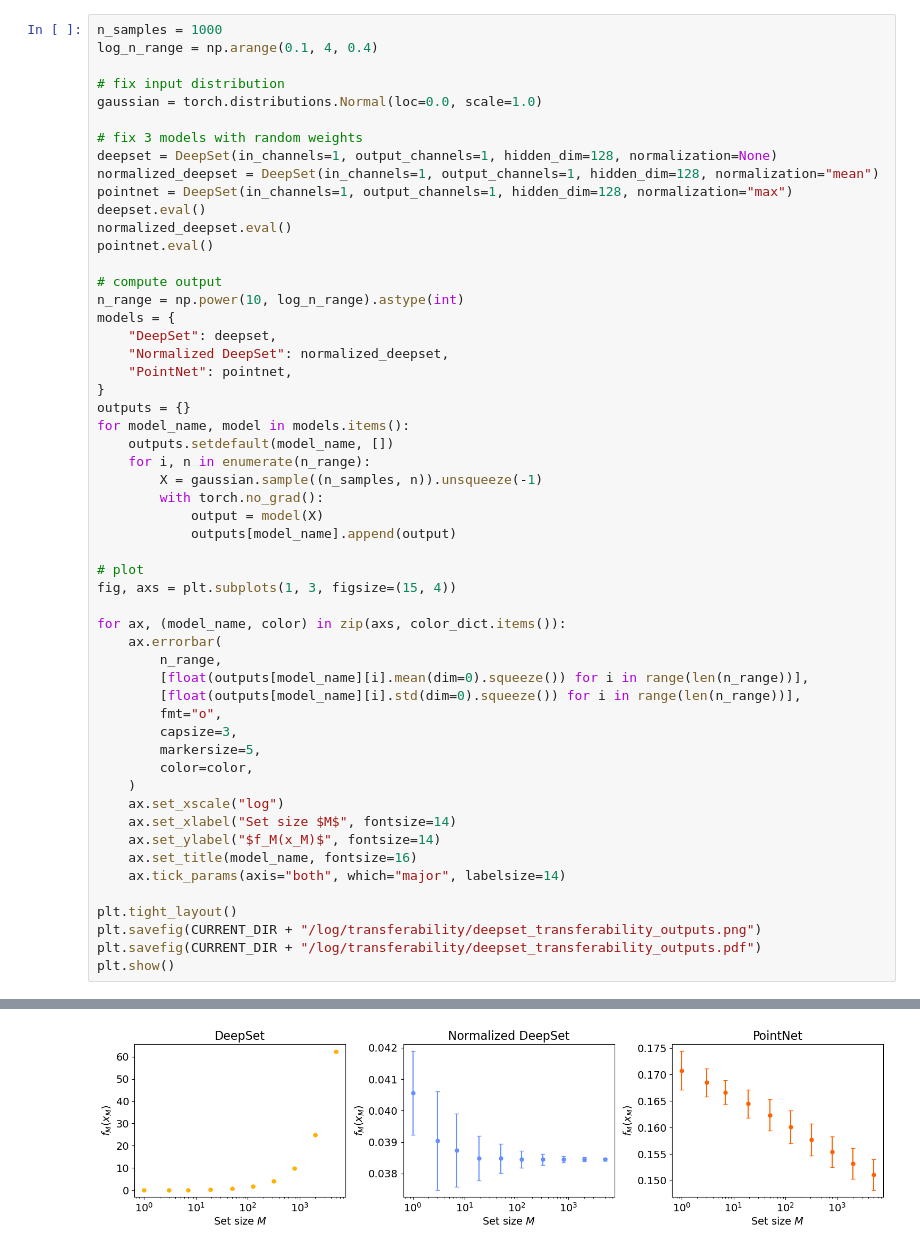
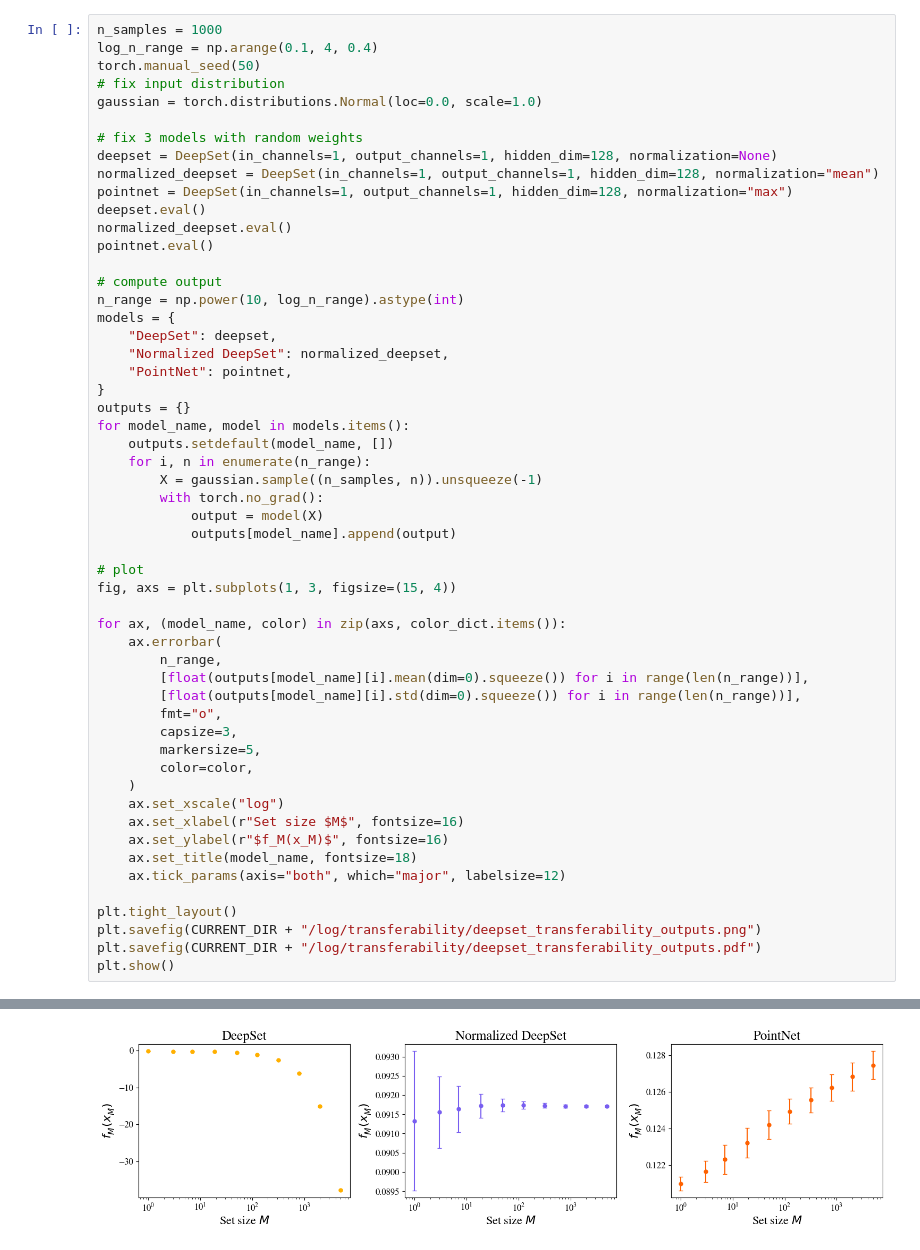
Before and after one commit to yuxinma98/transferring_transferability, a Jupyter notebook: DeepSet/transferability.ipynb, the cells around one changed output, grey strips where cells are left out. Saved outputs shown, nothing was run; the diff lists cells and outputs as text.

```diff
--- a/DeepSet/transferability.ipynb
+++ b/DeepSet/transferability.ipynb
@@ -11,7 +16,7 @@ CURRENT_DIR = os.getcwd()
 # %%
 n_samples = 1000
 log_n_range = np.arange(0.1, 4, 0.4)
-
+torch.manual_seed(50)
 # fix input distribution
 gaussian = torch.distributions.Normal(loc=0.0, scale=1.0)
 
@@ -53,10 +58,10 @@ for ax, (model_name, color) in zip(axs, color_dict.items()):
         color=color,
     )
     ax.set_xscale("log")
-    ax.set_xlabel("Set size $M$", fontsize=14)
-    ax.set_ylabel("$f_M(x_M)$", fontsize=14)
-    ax.set_title(model_name, fontsize=16)
-    ax.tick_params(axis="both", which="major", labelsize=14)
+    ax.set_xlabel(r"Set size $M$", fontsize=16)
+    ax.set_ylabel(r"$f_M(x_M)$", fontsize=16)
+    ax.set_title(model_name, fontsize=18)
+    ax.tick_params(axis="both", which="major", labelsize=12)
 
 plt.tight_layout()
 plt.savefig(CURRENT_DIR + "/log/transferability/deepset_transferability_outputs.png")
@@ -66 +73 @@ plt.show()
-[figure, old version]
+[figure, new version]
```
Also changed, not shown: parts of 4 cells of this notebook, 14 other files.
